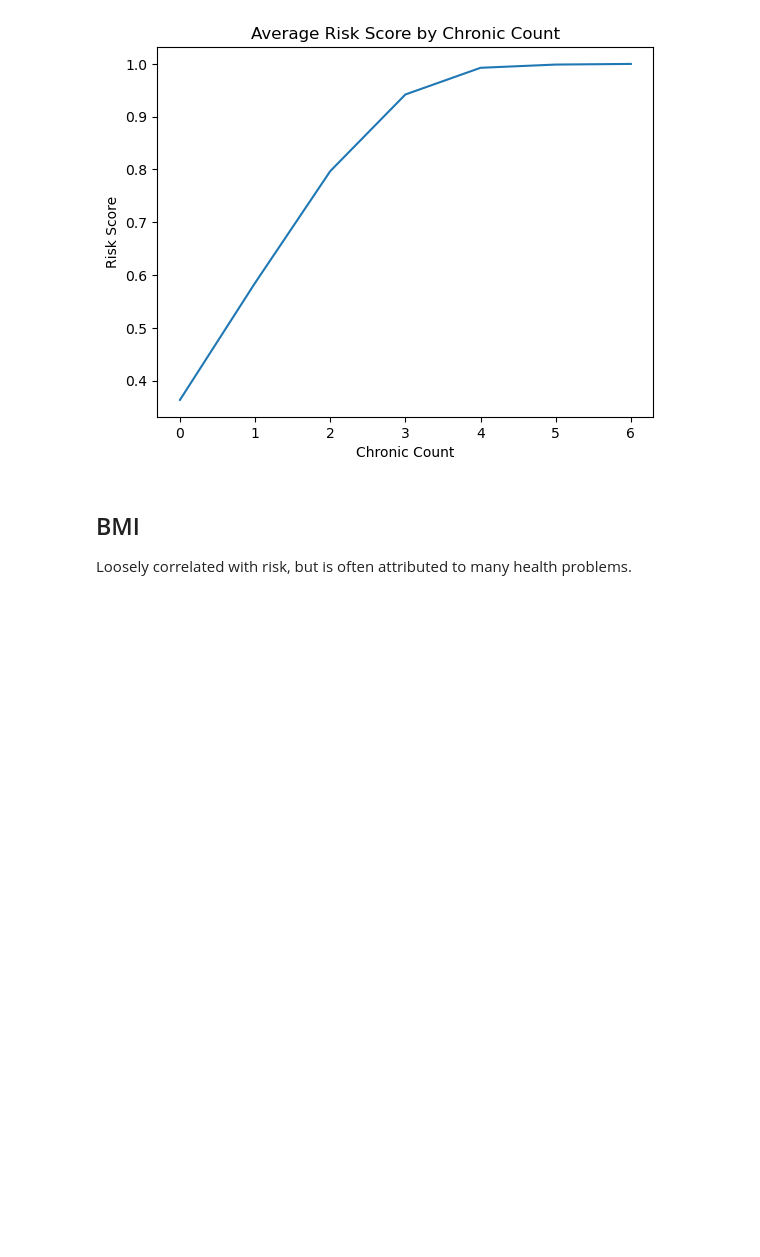
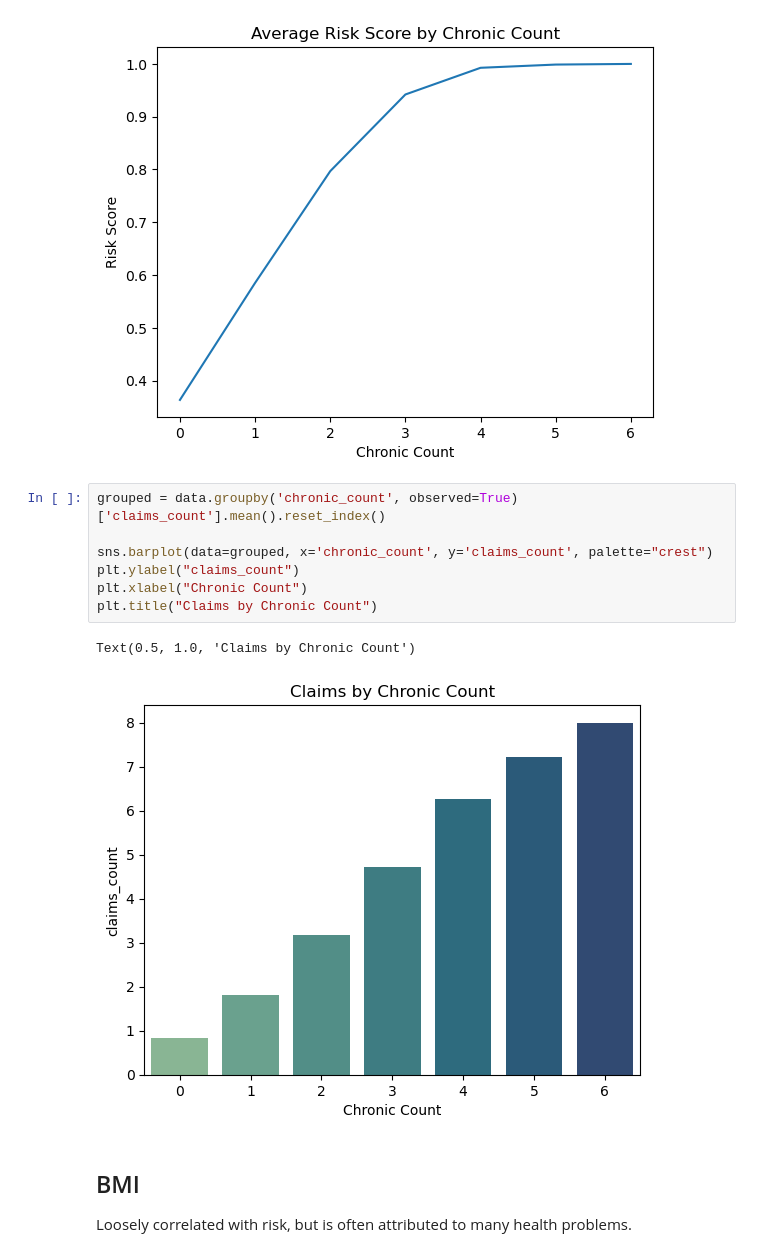
Before and after one commit to Abled773/HI-Risk-Prediction-and-Analysis, a Jupyter notebook: Risk_Analysis_and_Prediction.ipynb, the cells around one changed output. Cells and saved outputs as stored; diff of their text form; blank space fills up the shorter version.

```diff
--- a/Risk_Analysis_and_Prediction.ipynb
+++ b/Risk_Analysis_and_Prediction.ipynb
@@ -559,6 +561,16 @@ plt.xlabel('Chronic Count')
 # %% [output]
 Text(0.5, 0, 'Chronic Count')
 [figure]
+# %%
+grouped = data.groupby('chronic_count', observed=True)['claims_count'].mean().reset_index()
+
+sns.barplot(data=grouped, x='chronic_count', y='claims_count', palette="crest")
+plt.ylabel("claims_count")
+plt.xlabel("Chronic Count")
+plt.title("Claims by Chronic Count")
+# %% [output]
+Text(0.5, 1.0, 'Claims by Chronic Count')
+[figure, added]
 # %% [markdown]
 ## BMI
 
```
Also changed, not shown: parts of 12 cells of this notebook.
